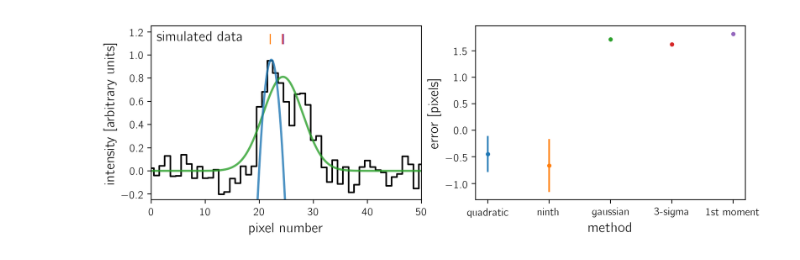
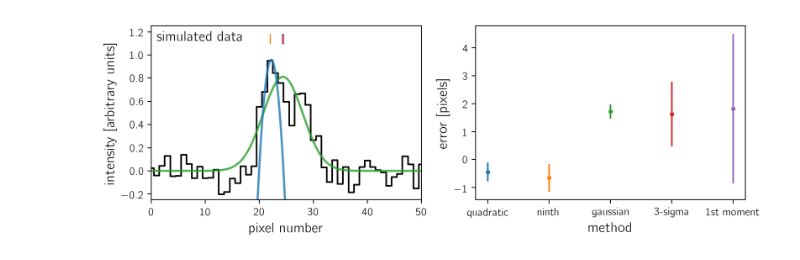
Before and after one commit to richteague/bettermoments, a Jupyter notebook: notebooks/simulated-spectrum.ipynb, the cells around one changed output. Drawn from its saved outputs; the diff is of its cells as text; code cells hidden in the pictures.

Commit message:
adding errorbars

```diff
--- a/notebooks/simulated-spectrum.ipynb
+++ b/notebooks/simulated-spectrum.ipynb
@@ -36,6 +36,15 @@ g_params = fit_gaussian(y)
 x = np.linspace(0, len(y), 5000)
 gauss_model = gaussian_model(g_params, x)
 x_gauss = g_params[1]
+
+eps = 1e-5
+ll = lambda val: -0.5*np.sum(((y - gaussian_model([g_params[0], val, g_params[2]],
+                                                  np.arange(len(y))))/yerr)**2)
+ll_max = ll(x_gauss)
+ll_plus = ll(x_gauss+eps)
+ll_minus = ll(x_gauss-eps)
+d2ll = (ll_plus + ll_minus - 2*ll_max) / eps**2
+x_gauss_sig = 1.0 / np.sqrt(-d2ll)
 
 # Fit the parabola
 x0 = np.argmax(y)
@@ -54,12 +63,18 @@ x_max = x0 - 0.5 * a1 / a2
 x_max_sig = yerr * np.sqrt(1.0 / (8.0 * a2**2) + 3.0 * a1**2/ (2.0 * a2**4))
 
 # First moment estimate
-x_mom = np.sum(np.arange(len(y)) * y) / np.sum(y)
+A = np.sum(np.arange(len(y)) * y)
+B = np.sum(y)
+x_mom = A / B
+x_mom_sig = yerr * np.sqrt(np.sum(y**2) / B**2 + len(y)*A**2/B**4)
 
 # Sigma clipped moment estimate
 sigma = np.sqrt(np.median((y - np.median(y))**2))
 mask = np.abs(y - np.median(y)) > 3*sigma
-x_clip = np.sum(np.arange(len(y))[mask] * y[mask]) / np.sum(y[mask])
+A = np.sum(np.arange(len(y))[mask] * y[mask])
+B = np.sum(y[mask])
+x_clip = A / B
+x_clip_sig = yerr * np.sqrt(np.sum(y[mask]**2) / B**2 + mask.sum()*A**2/B**4)
 
 # Plot data and fits
 fig, (ax1, ax2) = plt.subplots(1, 2, figsize=(10, 3))
@@ -70,41 +85,37 @@ ax.plot(x, gauss_model, lw=2, color="C2", alpha=0.8)
 ax.plot(x, poly_model, lw=2, color="C0", alpha=0.8)
 
 ax.set_ylim(-0.25, 1.25)
 ax.set_xlim(0, len(y)-1)
 
 ax.set_xlabel("pixel number", fontsize=13)
 ax.set_ylabel("intensity [arbitrary units]", fontsize=13)
 ax.annotate("simulated data", xy=(0, 1), xycoords="axes fraction",
             xytext=(5, -5), textcoords="offset points",
             ha="left", va="top", fontsize=13)
 
 # Plot residuals
 ax = ax2
 
 names = ["quadratic", "ninth", "gaussian", "3-sigma", "1st moment"]
 values = [x_max, x0, x_gauss, x_clip, x_mom]
+sigmas = [x_max_sig, 0.5, x_gauss_sig, x_clip_sig, x_mom_sig]
 ytick_coords = [1.1, 1.18]
 
-for i, v in enumerate(values):
+for i, (v, sig) in enumerate(zip(values, sigmas)):
     color = "C{0}".format(i)
     fmt = "."
 
-    if names[i] == "ninth":
-        ax.errorbar([i], [v - x_true], yerr=0.5, fmt=fmt, color=color)
+    ax.errorbar([i], [v - x_true], yerr=sig, fmt=fmt, color=color)
+
+    if names[i] not in ("gaussian", "quadratic"):
         ax1.plot([v, v], ytick_coords, color=color, lw=1)
-    elif names[i] == "quadratic":
-        ax.errorbar([i], [v - x_true], yerr=x_max_sig, fmt=fmt, color=color)
-    else:
-        ax.plot([i], [v - x_true], fmt, color=color)
-        if names[i] != "gaussian":
-            ax1.plot([v, v], ytick_coords, color=color, lw=1)
 
 ax.set_xticks(np.arange(len(names)))
 ax.set_xticklabels(names)
 
 ax.set_ylabel("error [pixels]", fontsize=13)
 ax.set_xlabel("method", fontsize=13)
 
-fig.savefig("simulated-spec.pdf", bbox_inches="tight")
+fig.savefig("simulated-spectrum.pdf", bbox_inches="tight")
 # %% [output]
-[figure, old version]
+[figure, new version]
```
Also changed, not shown: 1 other file.
